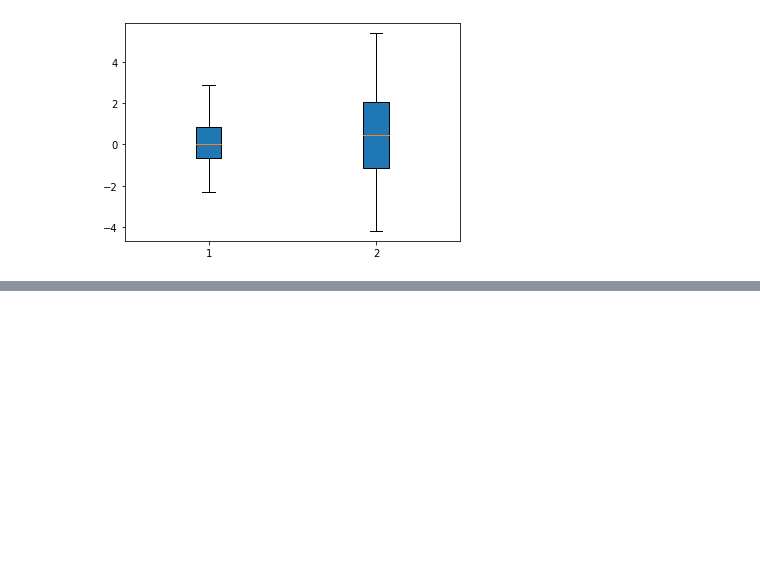
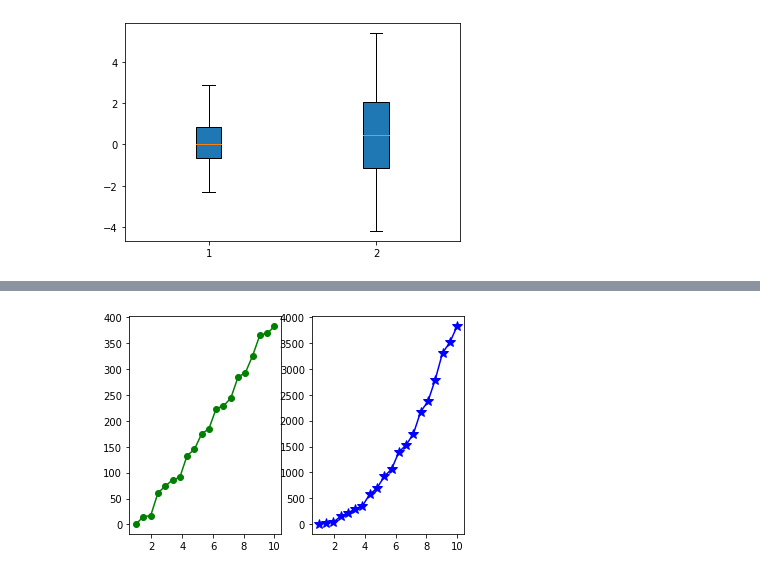
Before and after one commit to caiquemiranda/data-visualization-python, a Jupyter notebook: 05-matplotlib.ipynb, the cells around one changed output, grey strips where cells are left out. Saved outputs shown, nothing was run; the diff lists cells and outputs as text; code cells hidden in the pictures; blank space fills up the shorter version.

```diff
--- a/05-matplotlib.ipynb
+++ b/05-matplotlib.ipynb
@@ -154,0 +185,17 @@ plt.show();
+# %%
+# row, col, pos
+
+plt.subplot(1, 2, 1)
+plt.plot(x, y,
+         marker = 'o',
+         color = 'g')
+
+plt.subplot(1, 2, 2)
+plt.plot(x, y2,
+         marker = '*',
+         color = 'b',
+         markersize = 10)
+
+plt.show();
+# %% [output]
+[figure, added]
```
Also changed, not shown: parts of 7 cells of this notebook.
